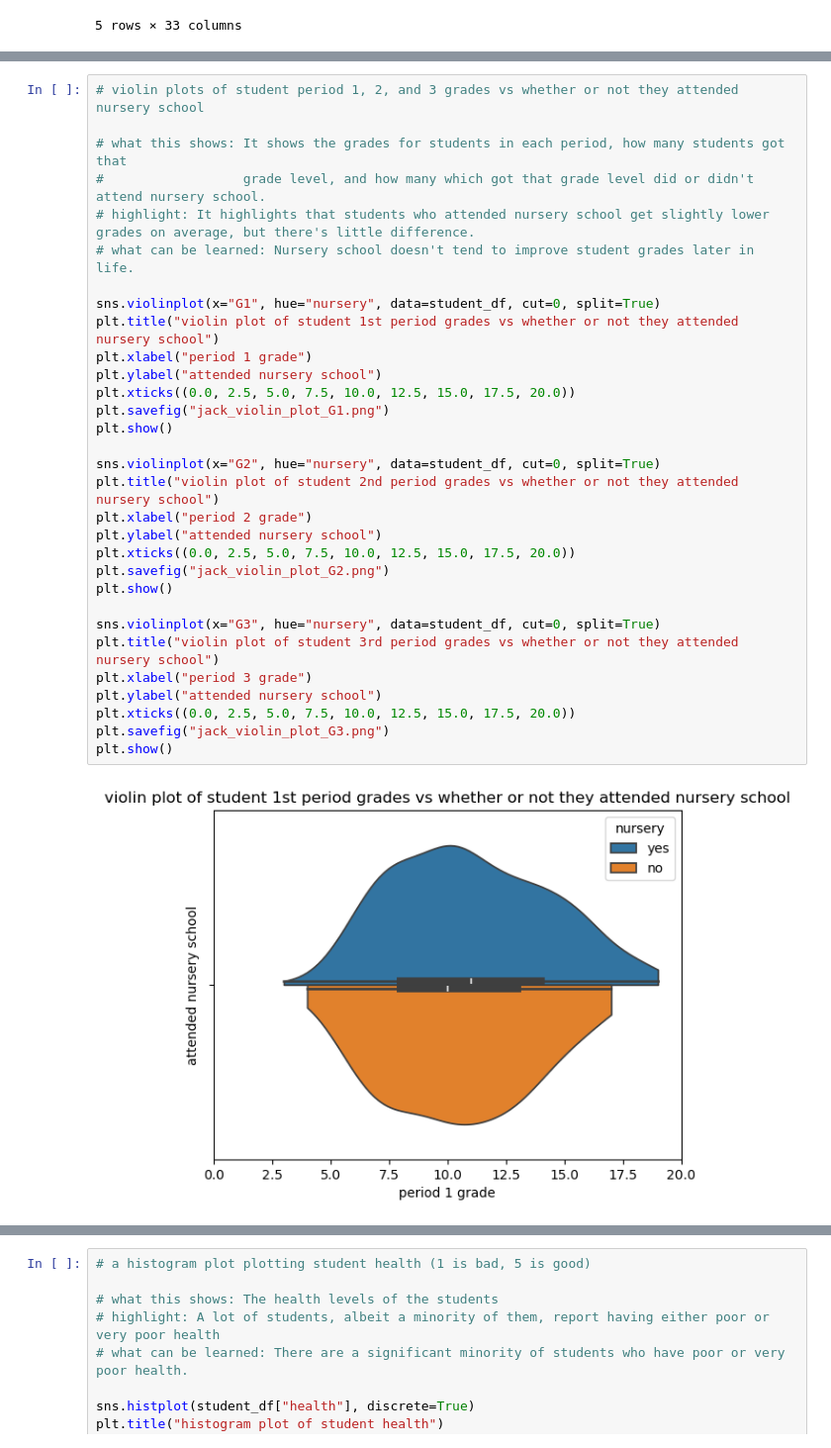
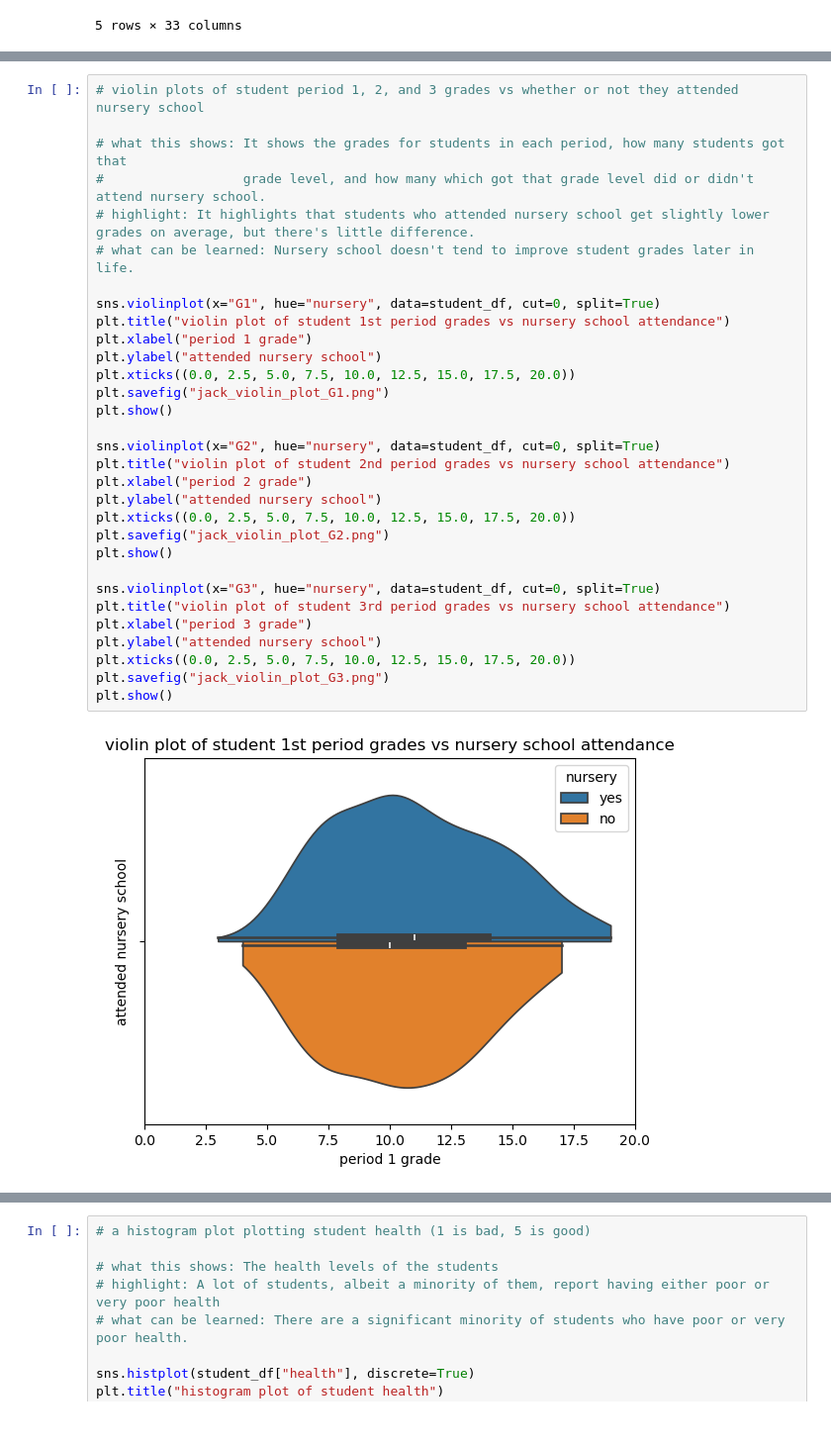
Before and after one commit to speedrun-program/cs445, a Jupyter notebook: lab2/jack_lab2.ipynb, the cells around one changed output, grey strips where cells are left out. Shown at 99% size. Cells and saved outputs as stored; diff of their text form.

```diff
--- a/lab2/jack_lab2.ipynb
+++ b/lab2/jack_lab2.ipynb
@@ -56,33 +56,33 @@ plt.show()
 # %%
 # violin plots of student period 1, 2, and 3 grades vs whether or not they attended nursery school
 
 # what this shows: It shows the grades for students in each period, how many students got that
 #                  grade level, and how many which got that grade level did or didn't attend nursery school.
 # highlight: It highlights that students who attended nursery school get slightly lower grades on average, but there's little difference.
 # what can be learned: Nursery school doesn't tend to improve student grades later in life.
 
 sns.violinplot(x="G1", hue="nursery", data=student_df, cut=0, split=True)
-plt.title("violin plot of student 1st period grades vs whether or not they attended nursery school")
+plt.title("violin plot of student 1st period grades vs nursery school attendance")
 plt.xlabel("period 1 grade")
 plt.ylabel("attended nursery school")
 plt.xticks((0.0, 2.5, 5.0, 7.5, 10.0, 12.5, 15.0, 17.5, 20.0))
 plt.savefig("jack_violin_plot_G1.png")
 plt.show()
 
 sns.violinplot(x="G2", hue="nursery", data=student_df, cut=0, split=True)
-plt.title("violin plot of student 2nd period grades vs whether or not they attended nursery school")
+plt.title("violin plot of student 2nd period grades vs nursery school attendance")
 plt.xlabel("period 2 grade")
 plt.ylabel("attended nursery school")
 plt.xticks((0.0, 2.5, 5.0, 7.5, 10.0, 12.5, 15.0, 17.5, 20.0))
 plt.savefig("jack_violin_plot_G2.png")
 plt.show()
 
 sns.violinplot(x="G3", hue="nursery", data=student_df, cut=0, split=True)
-plt.title("violin plot of student 3rd period grades vs whether or not they attended nursery school")
+plt.title("violin plot of student 3rd period grades vs nursery school attendance")
 plt.xlabel("period 3 grade")
 plt.ylabel("attended nursery school")
 plt.xticks((0.0, 2.5, 5.0, 7.5, 10.0, 12.5, 15.0, 17.5, 20.0))
 plt.savefig("jack_violin_plot_G3.png")
 plt.show()
 # %% [output]
-[figure, old version]
+[figure, new version]
```
Also changed, not shown: parts of 4 cells of this notebook, 8 other files.
